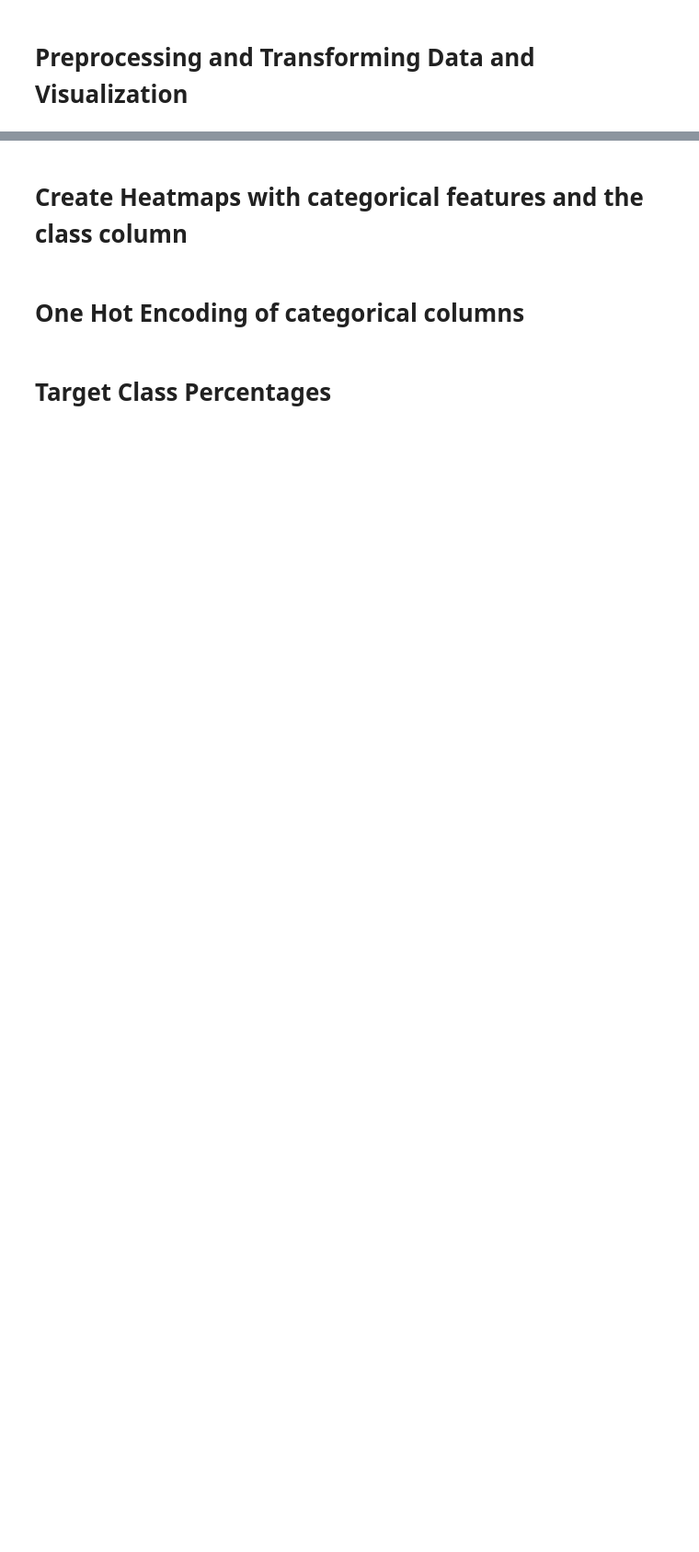
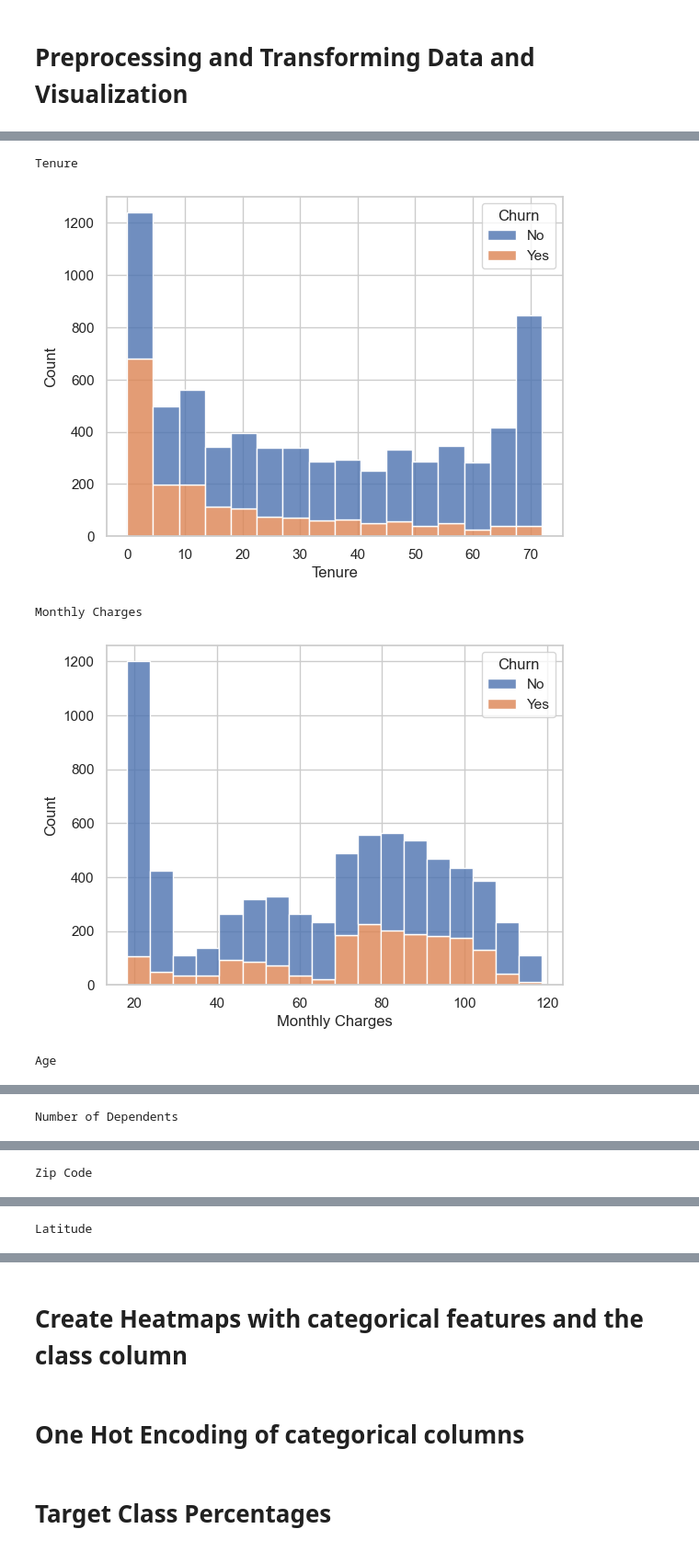
Before and after one commit to georgevrbs/customer_churn_machine_learning, a Jupyter notebook: Telecommunication_Customer_Churn_3.ipynb, the cells around one changed output, grey strips where cells are left out. Shown at 92% size. Drawn from its saved outputs; the diff is of its cells as text; code cells hidden in the pictures; blank space fills up the shorter version.

```diff
--- a/Telecommunication_Customer_Churn_3.ipynb
+++ b/Telecommunication_Customer_Churn_3.ipynb
@@ -107,0 +127,16 @@ final_dataset['Total Charges'] = final_dataset['Total Charges'].astype(np.float1
+# %%
+dropped_columns = ['Total Refunds', 'Total Extra Data Charges']
+for column in final_dataset.select_dtypes('number').drop(columns=dropped_columns).columns:
+  print(column)
+  # plt.figure(figsize=(10, 10))
+  sns.histplot(final_dataset, x=column,
+              hue='Churn',
+              multiple='stack',
+              alpha=0.8)
+  plt.show()
+# %% [output]
+Tenure
+[figure, added]
+Monthly Charges
+[figure, added]
+Age
@@ -107,0 +144 @@ final_dataset['Total Charges'] = final_dataset['Total Charges'].astype(np.float1
+Number of Dependents
@@ -107,0 +146 @@ final_dataset['Total Charges'] = final_dataset['Total Charges'].astype(np.float1
+Zip Code
@@ -107,0 +148 @@ final_dataset['Total Charges'] = final_dataset['Total Charges'].astype(np.float1
+Latitude
```
Also changed, not shown: parts of 36 cells of this notebook.
